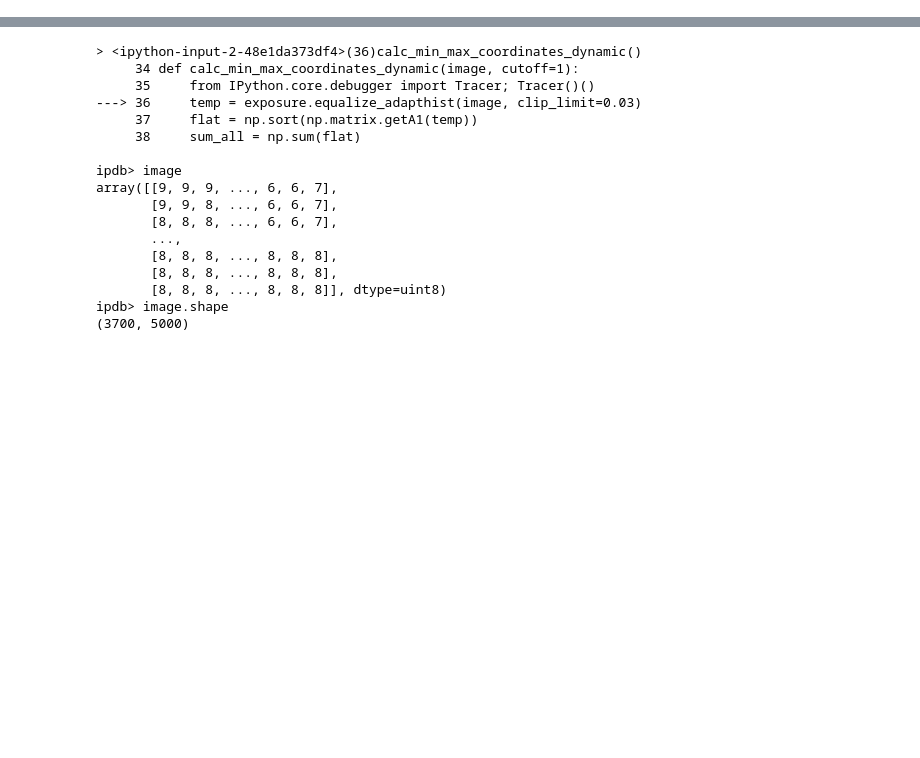
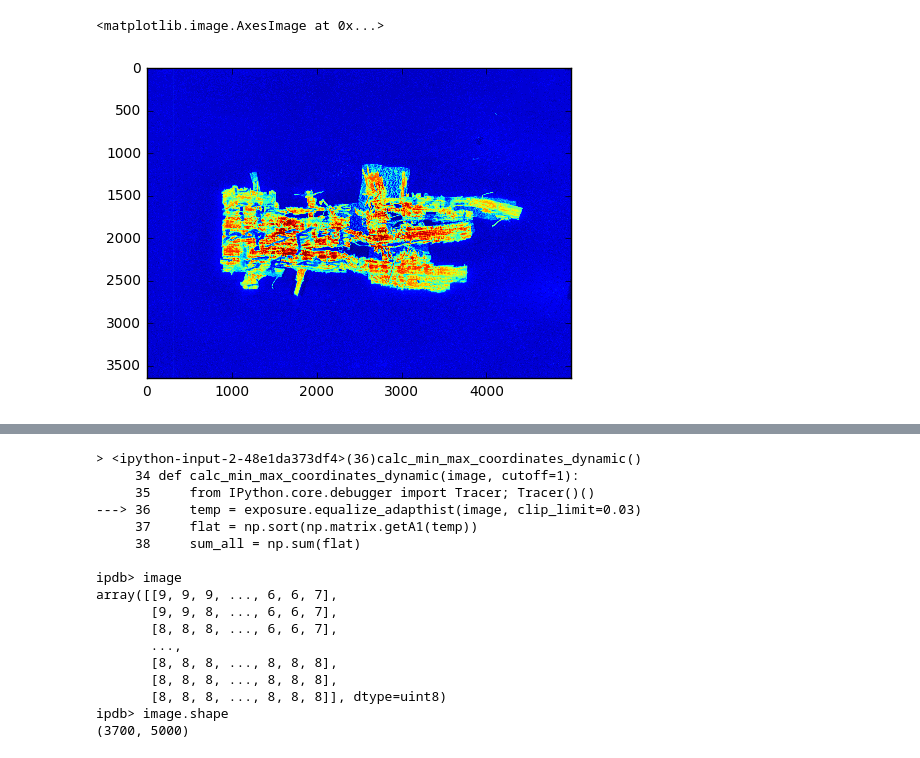
Before and after one commit to roy651/thesis, a Jupyter notebook: 3_PSD_and_filters.ipynb, the cells around one changed output, grey strips where cells are left out. Saved outputs shown, nothing was run; the diff lists cells and outputs as text; code cells hidden in the pictures; blank space fills up the shorter version.

```diff
--- a/3_PSD_and_filters.ipynb
+++ b/3_PSD_and_filters.ipynb
@@ -250,0 +272,6 @@ def plot_comparison(original, filtered, filter_name):
+# %%
+temp1 = exposure.equalize_adapthist(image, clip_limit=0.03)
+plt.imshow(temp1)
+# %% [output]
+<matplotlib.image.AxesImage at 0x...>
+[figure, added]
```
Also changed, not shown: parts of 3 cells of this notebook, 7 other files.
